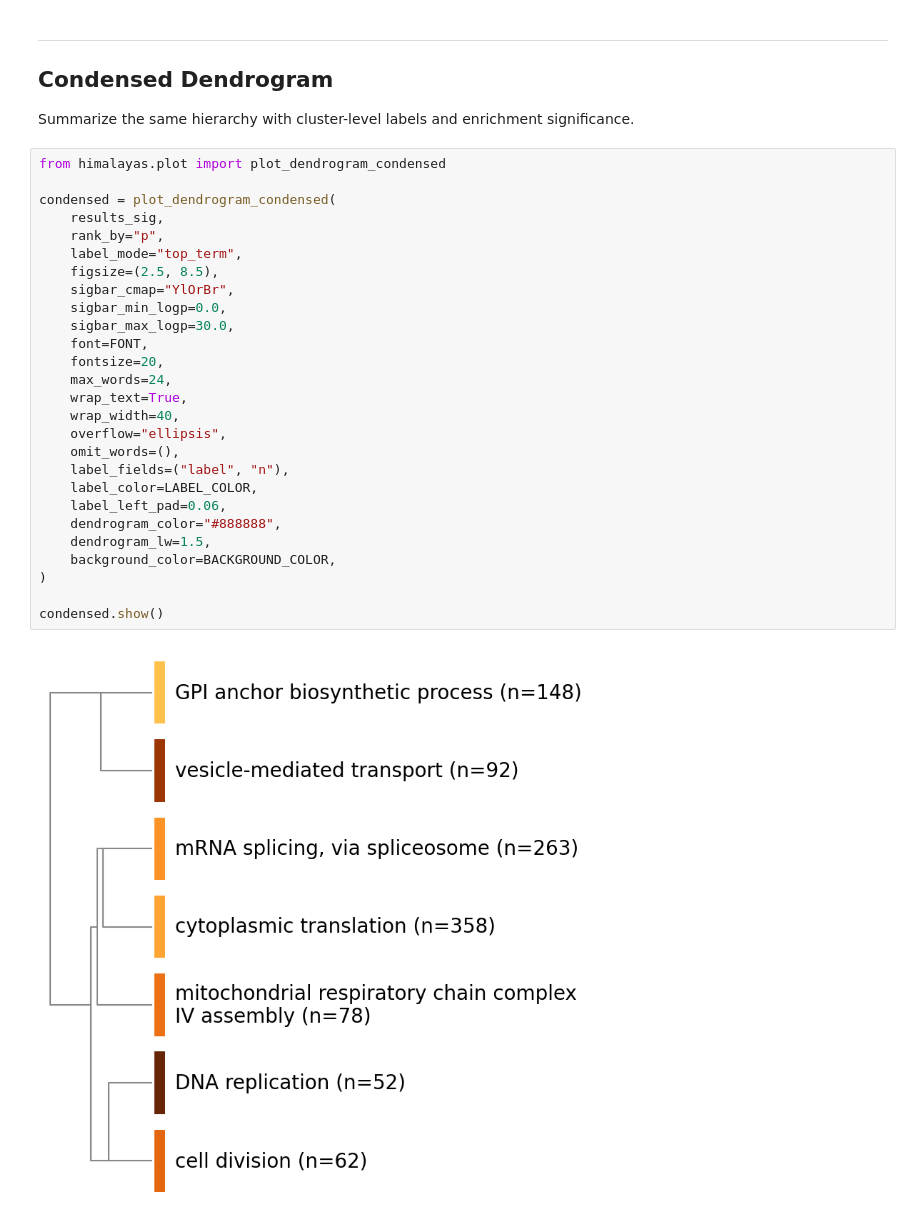
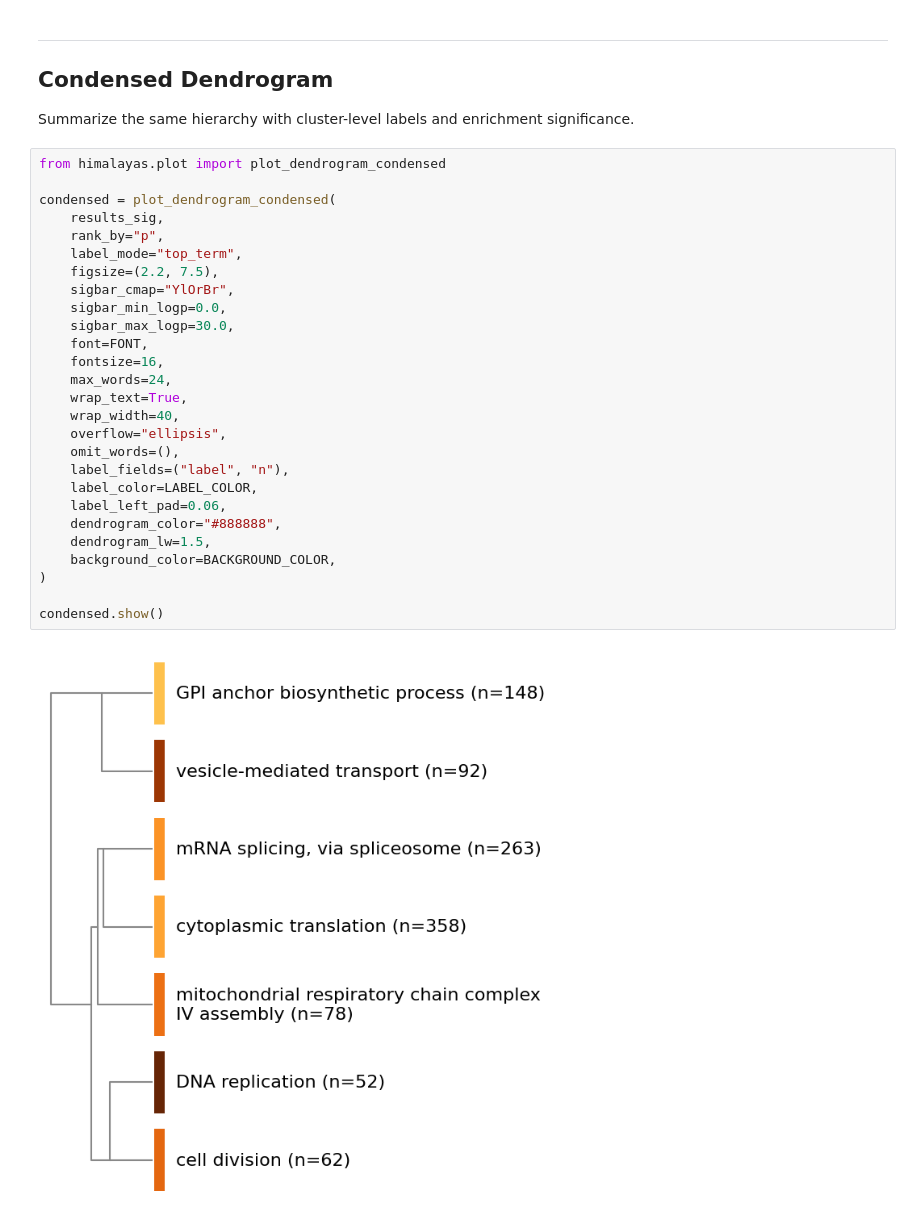
Before and after one commit to himalayas-base/himalayas-docs, a Jupyter notebook: notebooks/quickstart.ipynb, the cells around one changed output. Cells and saved outputs as stored; diff of their text form.

```diff
--- a/notebooks/quickstart.ipynb
+++ b/notebooks/quickstart.ipynb
@@ -294,29 +296,29 @@ Summarize the same hierarchy with cluster-level labels and enrichment significan
 # %%
 from himalayas.plot import plot_dendrogram_condensed
 
 condensed = plot_dendrogram_condensed(
     results_sig,
     rank_by="p",
     label_mode="top_term",
-    figsize=(2.5, 8.5),
+    figsize=(2.2, 7.5),
     sigbar_cmap="YlOrBr",
     sigbar_min_logp=0.0,
     sigbar_max_logp=30.0,
     font=FONT,
-    fontsize=20,
+    fontsize=16,
     max_words=24,
     wrap_text=True,
     wrap_width=40,
     overflow="ellipsis",
     omit_words=(),
     label_fields=("label", "n"),
     label_color=LABEL_COLOR,
     label_left_pad=0.06,
     dendrogram_color="#888888",
     dendrogram_lw=1.5,
     background_color=BACKGROUND_COLOR,
 )
 
 condensed.show()
 # %% [output]
-[figure, old version]
+[figure, new version]
```
Also changed, not shown: parts of 2 cells of this notebook, 3 other files.
